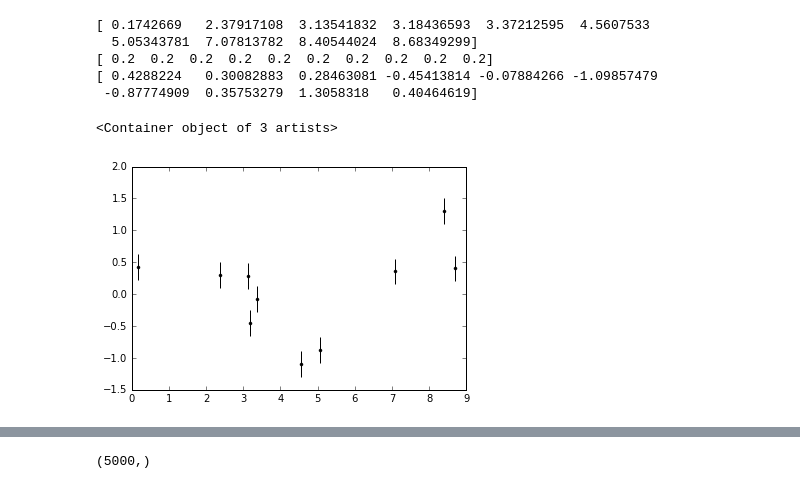
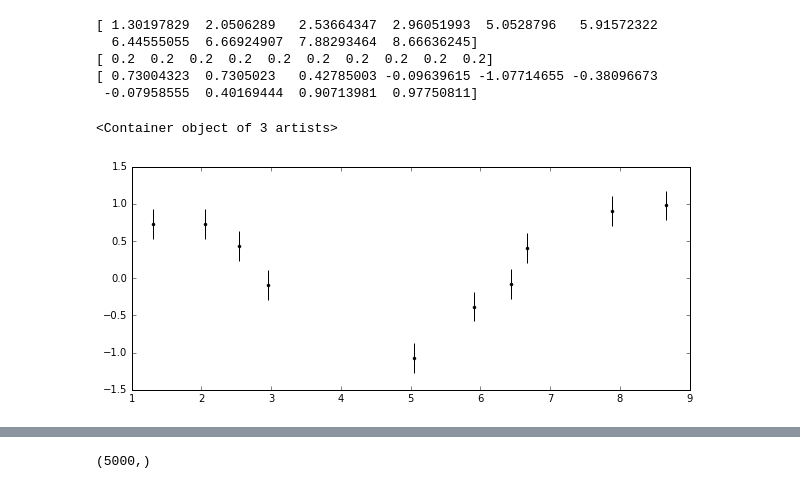
Before and after one commit to mshabram/Gaussian_Process_Hierarchical_Bayesian_Modeling_in_PyStan, a Jupyter notebook: PyStan_Gaussian_Process_Toy_Model.ipynb, the cells around one changed output, grey strips where cells are left out. Drawn from its saved outputs; the diff is of its cells as text; code cells hidden in the pictures.

```diff
--- a/PyStan_Gaussian_Process_Toy_Model.ipynb
+++ b/PyStan_Gaussian_Process_Toy_Model.ipynb
@@ -3,6 +3,39 @@
 import matplotlib.pyplot as pl
 import pystan
 from pystan import StanModel
+# %%
+import numpy as np
+
+# Generate some simple fake noisy data (later to compare to DFM Goerge tutorial).
+N1 = 10
+N2 = 100
+x1 = N1 * np.sort(np.random.rand(N1))
+yerr = 0.2 * np.ones_like(x1)
+y1 = np.sin(x1) + yerr * np.random.randn(len(x1))
+x2 = np.linspace(0, 10, N2)
+
+data_p = {'N1':N1, 'N2':N2, 'x1':x1, 'x2':x2, 'y1':y1}
+
+N = N1
+x = x1
+yerr = 0.2 * np.ones_like(x)
+y = y1
+
+print(x)
+print(yerr)
+print(y)
+# %% [output]
+[ 1.30197829  2.0506289   2.53664347  2.96051993  5.0528796   5.91572322
+  6.44555055  6.66924907  7.88293464  8.66636245]
+[ 0.2  0.2  0.2  0.2  0.2  0.2  0.2  0.2  0.2  0.2]
+[ 0.73004323  0.7305023   0.42785003 -0.09639615 -1.07714655 -0.38096673
+ -0.07958555  0.40169444  0.90713981  0.97750811]
+# %%
+pl.figure(figsize=(10,4))
+pl.errorbar(x, y, yerr=yerr, fmt=".k", capsize=0)
+# %% [output]
+<Container object of 3 artists>
+[figure, added]
 # %%
 ### Generate data from a Gaussian Process Simulator using PyStan:
 
@@ -121,37 +154,6 @@ generated quantities {
 
 # Compiled Stan Model
 sm_sim_univariate_with_Cholesky = StanModel(model_code=GP_simulator_model_3)
-# %%
-import numpy as np
-
-# Generate some simple fake noisy data (later to compare to DFM Goerge tutorial).
-N1 = 10
-N2 = 100
-x1 = N1 * np.sort(np.random.rand(N1))
-yerr = 0.2 * np.ones_like(x1)
-y1 = np.sin(x1) + yerr * np.random.randn(len(x1))
-x2 = np.linspace(0, 10, N2)
-
-data_p = {'N1':N1, 'N2':N2, 'x1':x1, 'x2':x2, 'y1':y1}
-
-N = N1
-x = x1
-yerr = 0.2 * np.ones_like(x)
-y = y1
-
-print(x)
-print(yerr)
-print(y)
-
-pl.errorbar(x, y, yerr=yerr, fmt=".k", capsize=0)
-# %% [output]
-[ 0.1742669   2.37917108  3.13541832  3.18436593  3.37212595  4.5607533
-  5.05343781  7.07813782  8.40544024  8.68349299]
-[ 0.2  0.2  0.2  0.2  0.2  0.2  0.2  0.2  0.2  0.2]
-[ 0.4288224   0.30082883  0.28463081 -0.45413814 -0.07884266 -1.09857479
- -0.87774909  0.35753279  1.3058318   0.40464619]
-<Container object of 3 artists>
-[figure, removed]
 # %%
 GP_test_model = """
 
```
Also changed, not shown: parts of 7 cells of this notebook.
